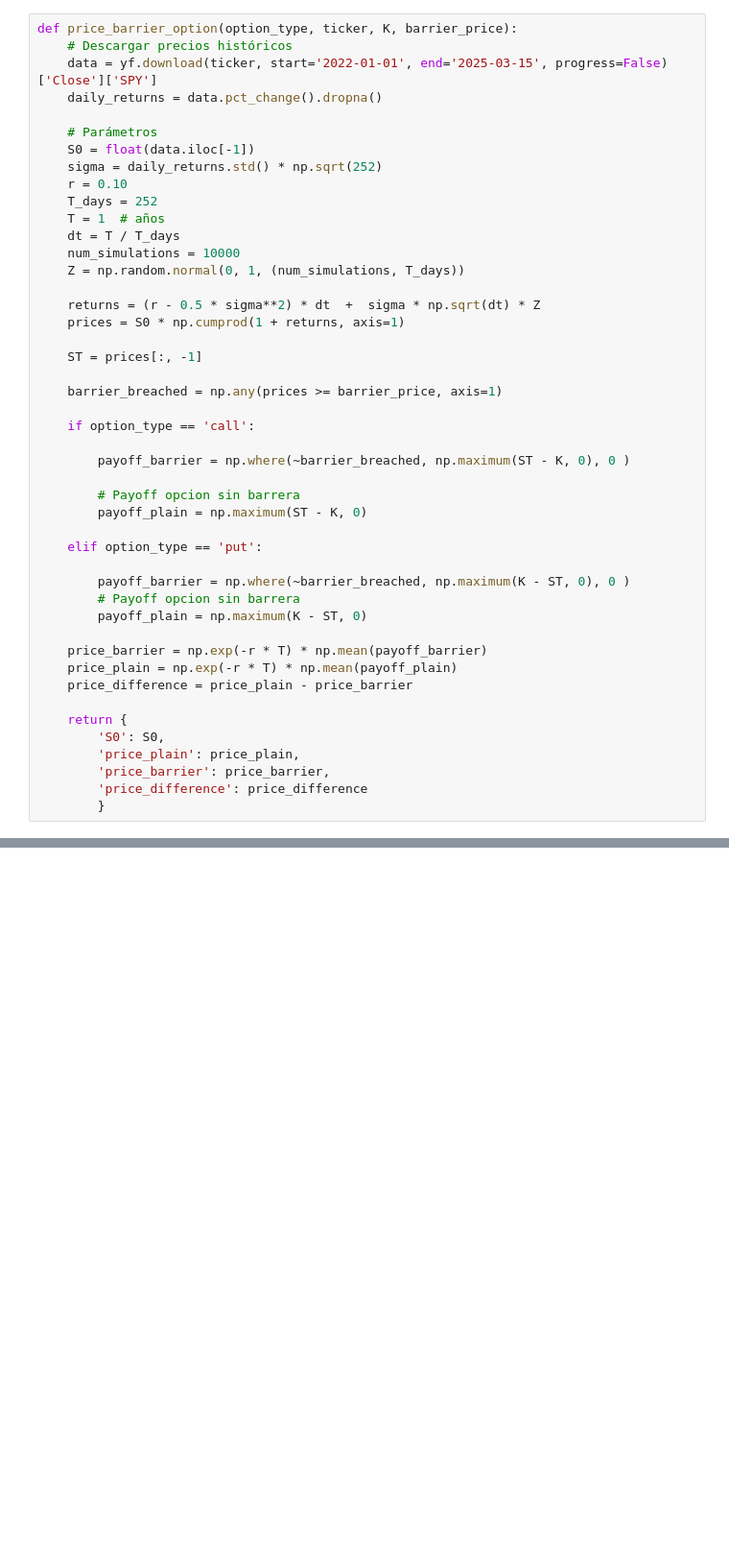
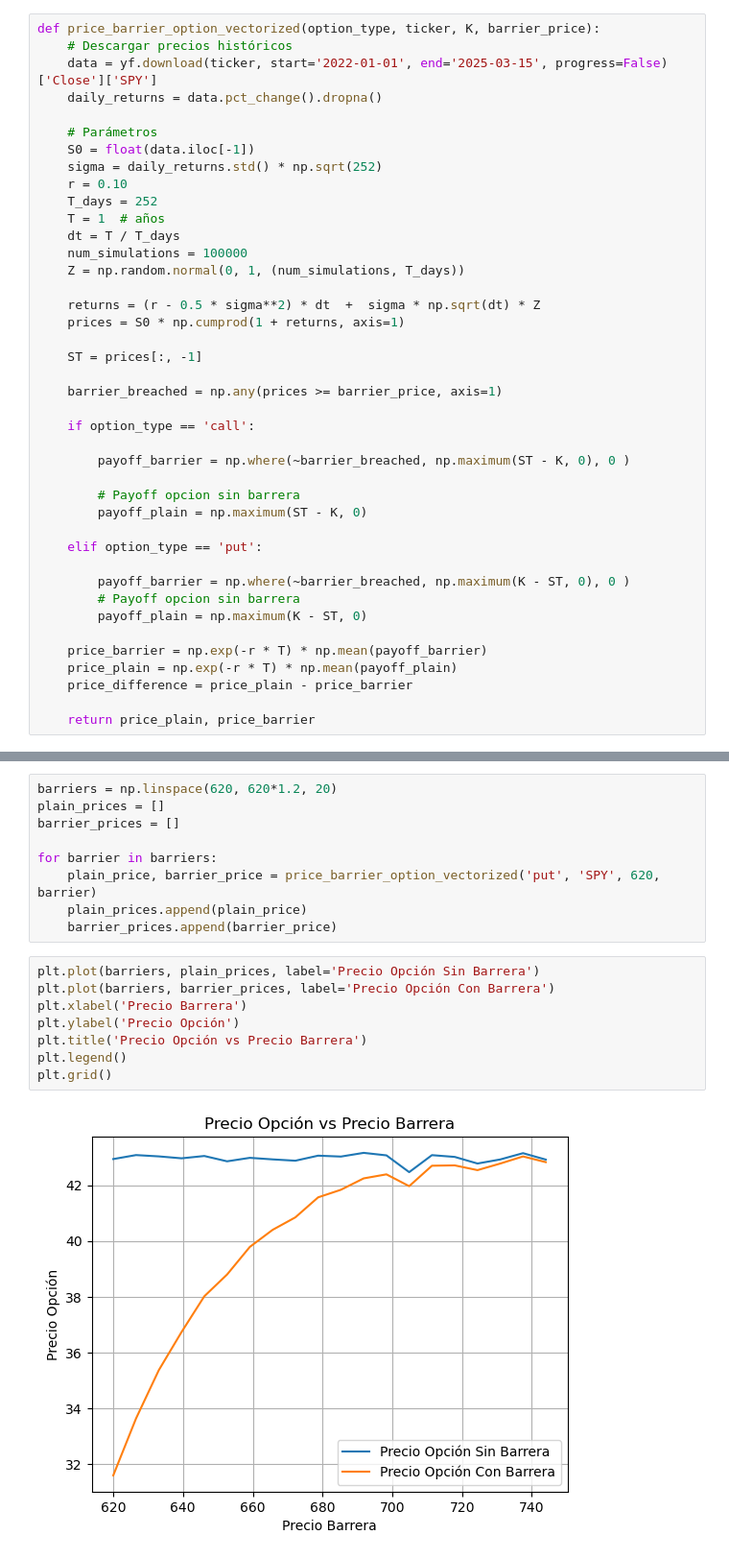
Before and after one commit to LuisMB09/sim_procesos_financieros, a Jupyter notebook: 09 - Opciones con barrera vectorizado.ipynb, the cells around one changed output, grey strips where cells are left out. Shown at 96% size. Drawn from its saved outputs; the diff is of its cells as text; blank space fills up the shorter version.

```diff
--- a/09 - Opciones con barrera vectorizado.ipynb
+++ b/09 - Opciones con barrera vectorizado.ipynb
@@ -5,5 +44,5 @@ import yfinance as yf
 # %%
-def price_barrier_option(option_type, ticker, K, barrier_price):
+def price_barrier_option_vectorized(option_type, ticker, K, barrier_price):
     # Descargar precios históricos
     data = yf.download(ticker, start='2022-01-01', end='2025-03-15', progress=False)['Close']['SPY']
     daily_returns = data.pct_change().dropna()
@@ -15,7 +54,7 @@ def price_barrier_option(option_type, ticker, K, barrier_price):
     T_days = 252
     T = 1  # años
     dt = T / T_days
-    num_simulations = 10000
+    num_simulations = 100000
     Z = np.random.normal(0, 1, (num_simulations, T_days))
 
     returns = (r - 0.5 * sigma**2) * dt  +  sigma * np.sqrt(dt) * Z
@@ -42,10 +81,5 @@ def price_barrier_option(option_type, ticker, K, barrier_price):
     price_plain = np.exp(-r * T) * np.mean(payoff_plain)
     price_difference = price_plain - price_barrier
 
-    return {
-        'S0': S0,
-        'price_plain': price_plain,
-        'price_barrier': price_barrier,
-        'price_difference': price_difference
-        }
+    return price_plain, price_barrier
 # %%
@@ -58,0 +98,19 @@ YF.download() has changed argument auto_adjust default to True
+# %%
+barriers = np.linspace(620, 620*1.2, 20)
+plain_prices = []
+barrier_prices = []
+
+for barrier in barriers:
+    plain_price, barrier_price = price_barrier_option_vectorized('put', 'SPY', 620, barrier)
+    plain_prices.append(plain_price)
+    barrier_prices.append(barrier_price)
+# %%
+plt.plot(barriers, plain_prices, label='Precio Opción Sin Barrera')
+plt.plot(barriers, barrier_prices, label='Precio Opción Con Barrera')
+plt.xlabel('Precio Barrera')
+plt.ylabel('Precio Opción')
+plt.title('Precio Opción vs Precio Barrera')
+plt.legend()
+plt.grid()
+# %% [output]
+[figure, added]
```
Also changed, not shown: parts of 9 cells of this notebook.
